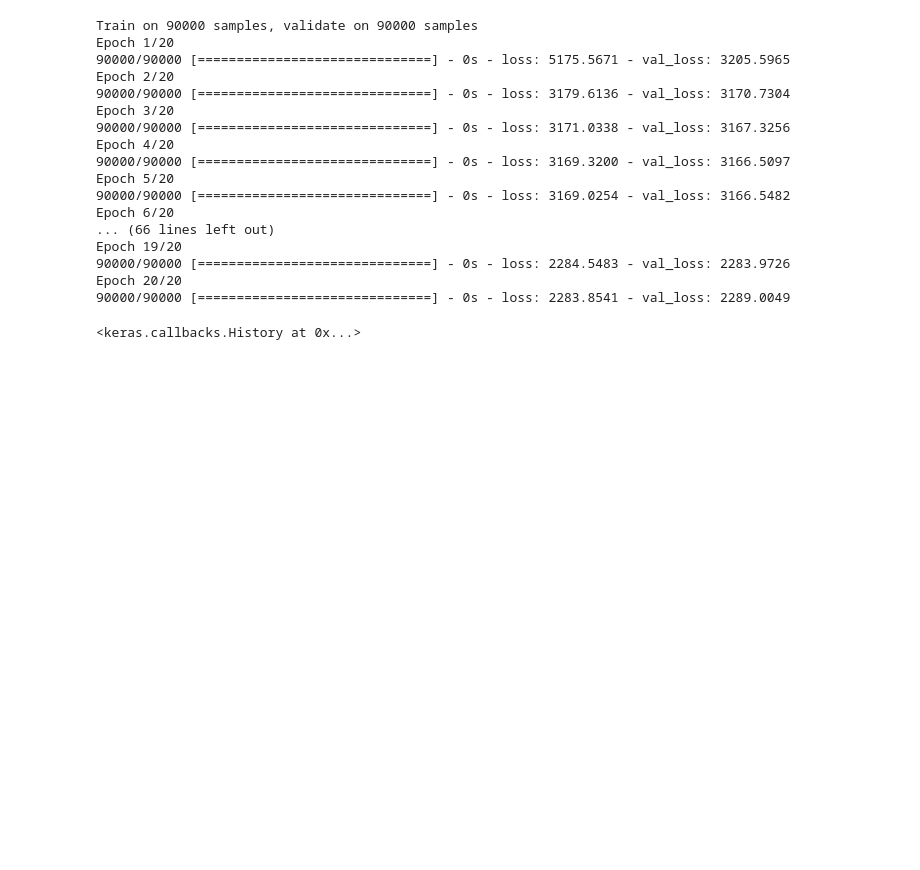
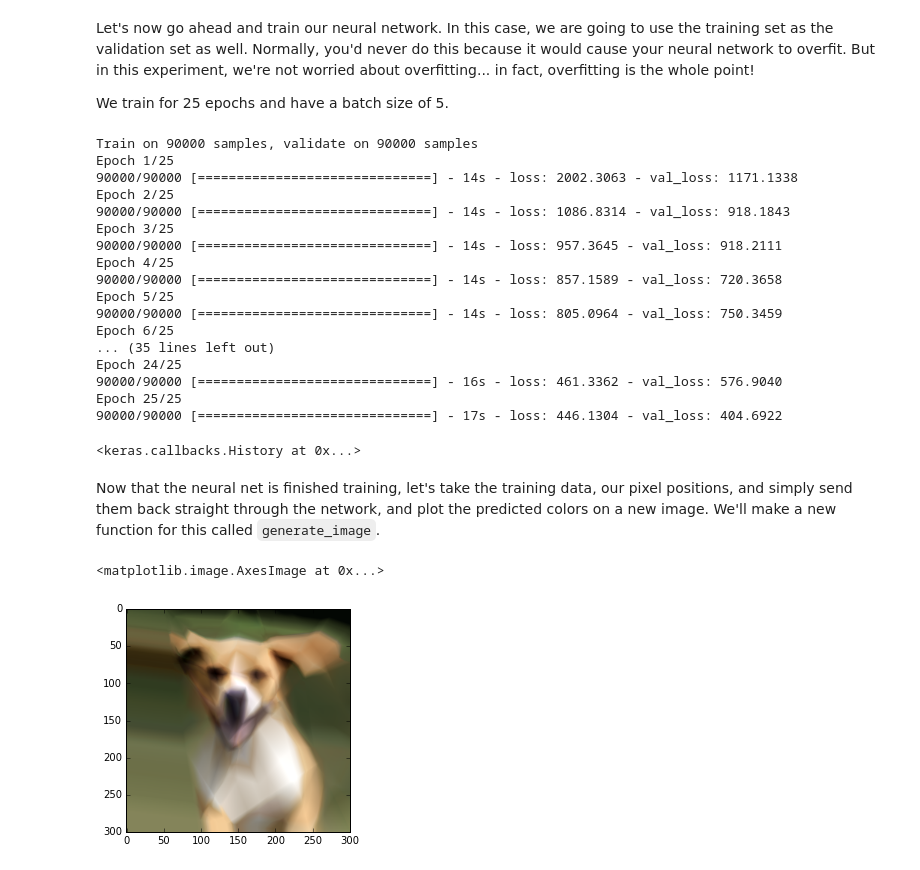
Before and after one commit to ml4a/ml4a, a Jupyter notebook: notebooks/neural-net-painter.ipynb, the cells around one changed output. Cells and saved outputs as stored; diff of their text form; code cells hidden in the pictures; blank space fills up the shorter version.

Commit message:
finished neural painter example

```diff
--- a/notebooks/neural-net-painter.ipynb
+++ b/notebooks/neural-net-painter.ipynb
@@ -31,43 +78,44 @@ m2 = make_model()
-# %%
-def get_data(img):
-    pixels = img.getdata()
-    x_data, y_data = [],[]
-    for y in range(height):
-        for x in range(width):
-            idx = x + y * width
-            r, g, b = pixels[idx]
-            x_data.append([x/float(width), y/float(height)])
-            y_data.append([r, g, b])
-    x_data = np.array(x_data)
-    y_data = np.array(y_data)
-    return x_data, y_data
-
-im1 = Image.open(path1)
-im2 = Image.open(path2)
-im2 = im2.resize(im1.size)
-width, height = im1.size
-
-x1, y1 = get_data(im1)
-x2, y2 = get_data(im2)
+# %% [markdown]
+Let's now go ahead and train our neural network. In this case, we are going to use the training set as the validation set as well. Normally, you'd never do this because it would cause your neural network to overfit. But in this experiment, we're not worried about overfitting... in fact, overfitting is the whole point!
+
+We train for 25 epochs and have a batch size of 5.
 # %%
-m1.fit(x1, y1, batch_size=64, epochs=20, verbose=1, validation_data=(x1, y1))
-m2.fit(x2, y2, batch_size=64, epochs=20, verbose=1, validation_data=(x2, y2))
+m1.fit(x1, y1, batch_size=5, epochs=25, verbose=1, validation_data=(x1, y1))
 # %% [output]
 Train on 90000 samples, validate on 90000 samples
-Epoch 1/20
-90000/90000 [==============================] - 0s - loss: 5175.5671 - val_loss: 3205.5965
-Epoch 2/20
-90000/90000 [==============================] - 0s - loss: 3179.6136 - val_loss: 3170.7304
-Epoch 3/20
-90000/90000 [==============================] - 0s - loss: 3171.0338 - val_loss: 3167.3256
-Epoch 4/20
-90000/90000 [==============================] - 0s - loss: 3169.3200 - val_loss: 3166.5097
-Epoch 5/20
-90000/90000 [==============================] - 0s - loss: 3169.0254 - val_loss: 3166.5482
-Epoch 6/20
-... (66 lines left out)
-Epoch 19/20
-90000/90000 [==============================] - 0s - loss: 2284.5483 - val_loss: 2283.9726
-Epoch 20/20
-90000/90000 [==============================] - 0s - loss: 2283.8541 - val_loss: 2289.0049
+Epoch 1/25
+90000/90000 [==============================] - 14s - loss: 2002.3063 - val_loss: 1171.1338
+Epoch 2/25
+90000/90000 [==============================] - 14s - loss: 1086.8314 - val_loss: 918.1843
+Epoch 3/25
+90000/90000 [==============================] - 14s - loss: 957.3645 - val_loss: 918.2111
+Epoch 4/25
+90000/90000 [==============================] - 14s - loss: 857.1589 - val_loss: 720.3658
+Epoch 5/25
+90000/90000 [==============================] - 14s - loss: 805.0964 - val_loss: 750.3459
+Epoch 6/25
+... (35 lines left out)
+Epoch 24/25
+90000/90000 [==============================] - 16s - loss: 461.3362 - val_loss: 576.9040
+Epoch 25/25
+90000/90000 [==============================] - 17s - loss: 446.1304 - val_loss: 404.6922
 <keras.callbacks.History at 0x...>
+# %% [markdown]
+Now that the neural net is finished training, let's take the training data, our pixel positions, and simply send them back straight through the network, and plot the predicted colors on a new image. We'll make a new function for this called `generate_image`.
+# %%
+def generate_image(model, x, width, height):
+    img = Image.new("RGB", [width, height])
+    pixels = img.load()
+    y_pred = model.predict(x)
+    for y in range(height):
+        for x in range(width):
+            idx = x + y * width
+            r, g, b = y_pred[idx]
+            pixels[x, y] = (int(r), int(g), int(b))
+    return img
+
+img = generate_image(m1, x1, im1.width, im1.height)
+imshow(img)
+# %% [output]
+<matplotlib.image.AxesImage at 0x...>
+[figure, added]
```
Also changed, not shown: parts of 20 cells of this notebook, 2 other files.
